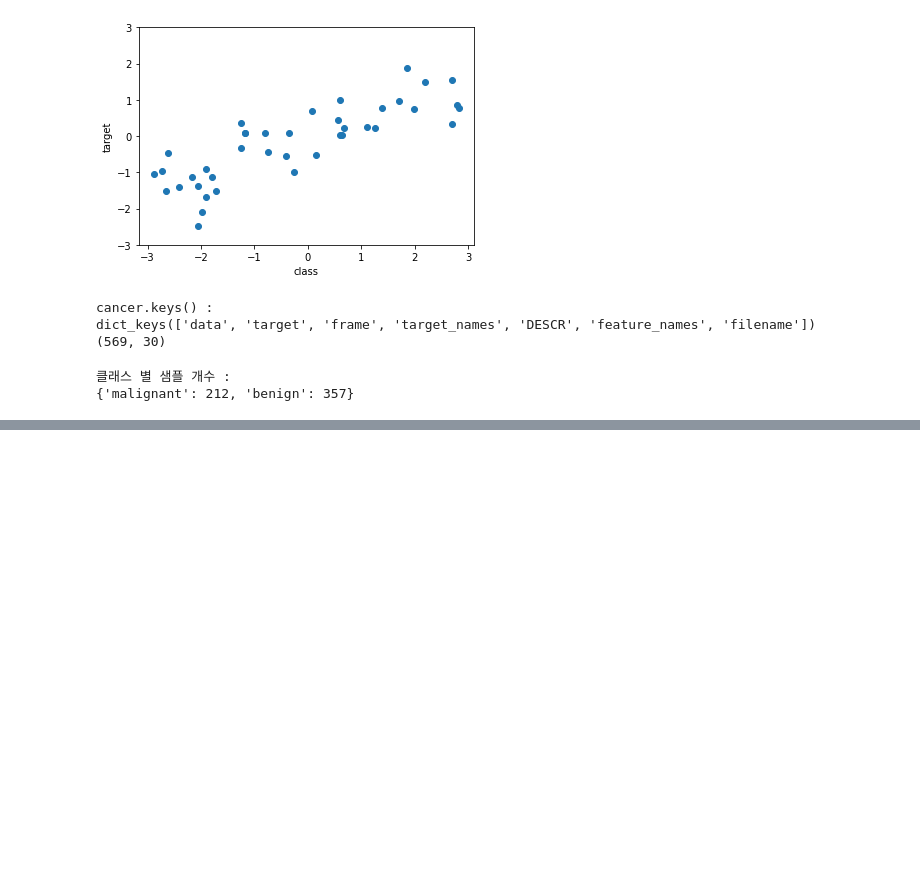
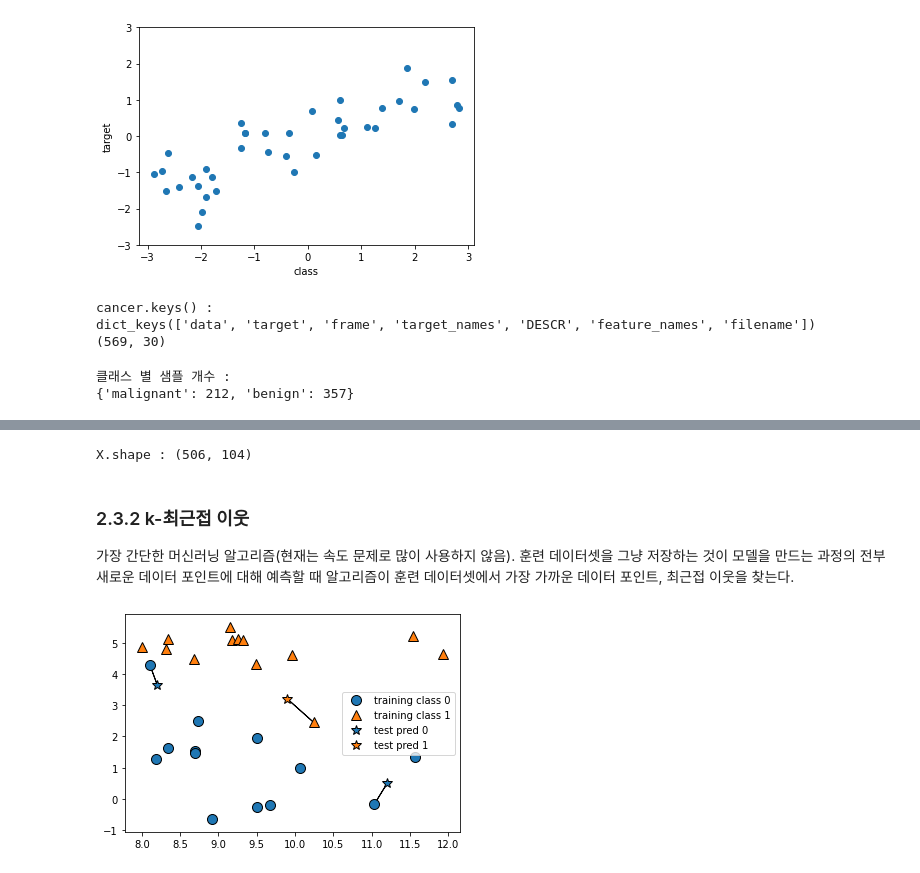
Before and after one commit to Sharknia/MLPractice_sklearn, a Jupyter notebook: Chapter2.ipynb, the cells around one changed output, grey strips where cells are left out. Saved outputs shown, nothing was run; the diff lists cells and outputs as text; code cells hidden in the pictures; blank space fills up the shorter version.

```diff
--- a/Chapter2.ipynb
+++ b/Chapter2.ipynb
@@ -39,0 +67,14 @@ print("클래스 별 샘플 개수 : \n{}".format({n:v for n, v in zip(cancer.ta
+# %%
+X, y = mglearn.datasets.load_extended_boston()
+print("X.shape : {}".format(X.shape))
+# %% [output]
+X.shape : (506, 104)
+# %% [markdown]
+### 2.3.2 k-최근접 이웃
+가장 간단한 머신러닝 알고리즘(현재는 속도 문제로 많이 사용하지 않음). 훈련 데이터셋을 그냥 저장하는 것이 모델을 만드는 과정의 전부
+새로운 데이터 포인트에 대해 예측할 때 알고리즘이 훈련 데이터셋에서 가장 가까운 데이터 포인트, 최근접 이웃을 찾는다.
+# %%
+# forge 데이터셋에 대한 1-최근접 이웃 모델의 예측
+mglearn.plots.plot_knn_classification(n_neighbors=1)
+# %% [output]
+[figure, added]
```
Also changed, not shown: parts of 25 cells of this notebook, 1 other file.
